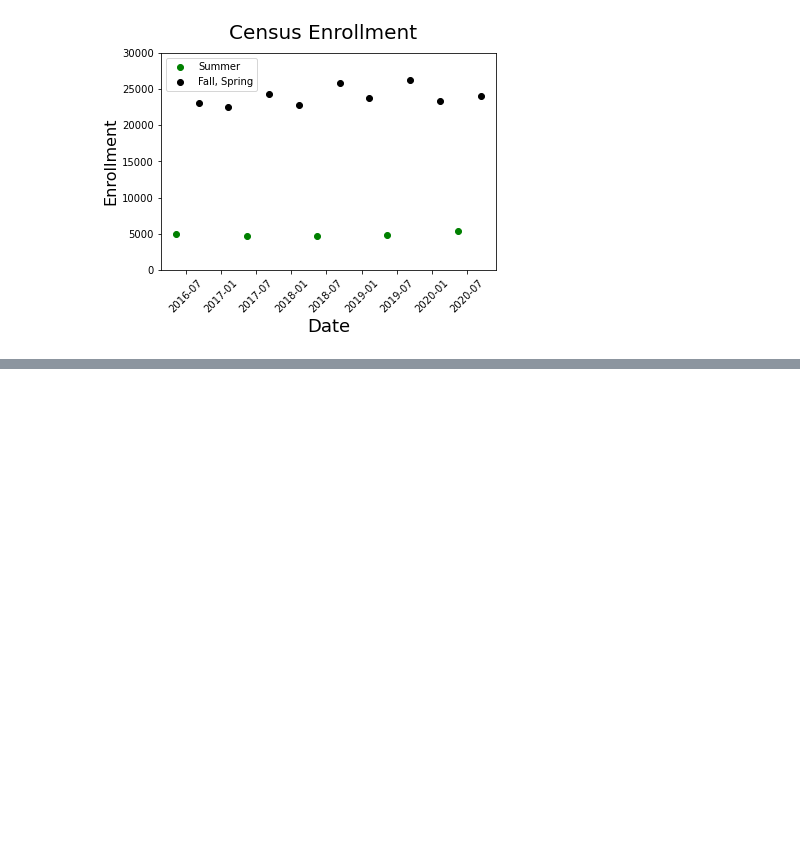
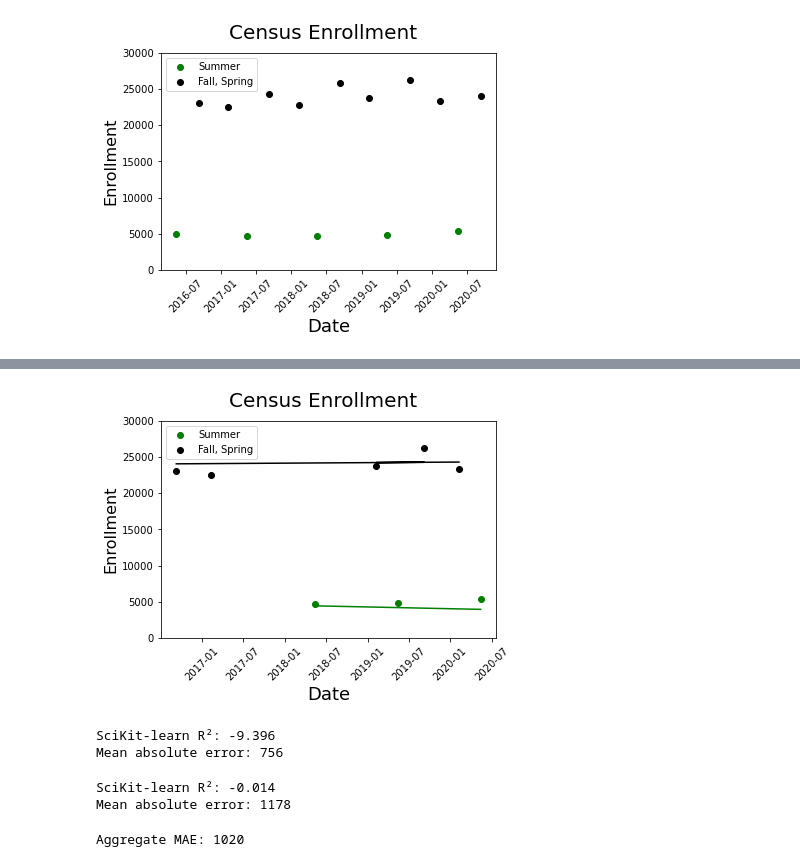
Before and after one commit to gperdrizet/LMC-enrollment-forecast, a Jupyter notebook: notebooks/simple_linear_regression.ipynb, the cells around one changed output, grey strips where cells are left out. Cells and saved outputs as stored; diff of their text form; code cells hidden in the pictures; blank space fills up the shorter version.

```diff
--- a/notebooks/simple_linear_regression.ipynb
+++ b/notebooks/simple_linear_regression.ipynb
@@ -149,0 +255,68 @@ SU_predictions = SU_linear_model.predict(SU_x)
+# %%
+# Re-fit linear models to the summer and fall-spring training
+# data, then make predictions for the test sets
+
+# Convert pandas datatime to ms timestamp
+SU_training_x_timestamp = SU_training_x.values.astype(np.int64) // 10 ** 9
+FA_SP_training_x_timestamp = FA_SP_training_x.values.astype(np.int64) // 10 ** 9
+
+SU_test_x_timestamp = SU_test_x.values.astype(np.int64) // 10 ** 9
+FA_SP_test_x_timestamp = FA_SP_test_x.values.astype(np.int64) // 10 ** 9
+
+# Reshape and convert to numpy array
+SU_training_x_timestamp = np.array(SU_training_x_timestamp).reshape(-1, 1)
+FA_SP_training_x_timestamp = np.array(FA_SP_training_x_timestamp).reshape(-1, 1)
+
+# Fit linear models
+SU_linear_model = LinearRegression().fit(SU_training_x_timestamp, SU_training_y)
+FA_SP_linear_model = LinearRegression().fit(FA_SP_training_x_timestamp, FA_SP_training_y)
+
+# Use models to make predictions
+SU_test_predictions = SU_linear_model.predict(SU_test_x_timestamp)
+FA_SP_test_predictions = FA_SP_linear_model.predict(FA_SP_test_x_timestamp)
+# %%
+# Replot the models against the test data to get a feel
+# for how we would do against unseen data
+
+fig = plt.figure()
+plt.scatter(SU_test_x, SU_test_y, c='green', label='Summer')
+plt.plot(SU_test_x, SU_test_predictions, c='green')
+plt.scatter(FA_SP_test_x, FA_SP_test_y, c='black', label='Fall, Spring')
+plt.plot(FA_SP_test_x, FA_SP_test_predictions, c='black')
+plt.legend(loc='upper left')
+plt.axis([None, None, 0, 30000])
+plt.xticks(rotation = 45)
+fig.suptitle('Census Enrollment', fontsize=20)
+plt.xlabel('Date', fontsize=18)
+plt.ylabel('Enrollment', fontsize=16)
+plt.show()
+# %% [output]
+[figure, added]
+# %%
+# Score summer model on test set
+SU_scikit_R_sqr = SU_linear_model.score(SU_test_x_timestamp, SU_test_y)
+SU_MAE = mean_absolute_error(SU_test_y, SU_test_predictions)
+print('SciKit-learn R\u00b2: {}'.format(np.round(SU_scikit_R_sqr, 3)))
+print(f'Mean absolute error: {int(SU_MAE)}')
+# %% [output]
+SciKit-learn R²: -9.396
+Mean absolute error: 756
+# %%
+# Score fall-spring model on test set
+FA_SP_scikit_R_sqr = FA_SP_linear_model.score(FA_SP_test_x_timestamp, FA_SP_test_y)
+FA_SP_MAE = mean_absolute_error(FA_SP_test_y, FA_SP_test_predictions)
+print('SciKit-learn R\u00b2: {}'.format(np.round(FA_SP_scikit_R_sqr, 3)))
+print(f'Mean absolute error: {int(FA_SP_MAE)}')
+# %% [output]
+SciKit-learn R²: -0.014
+Mean absolute error: 1178
+# %%
+# Get aggragate MAE for both models
+n_SU_points = len(SU_test_predictions)
+n_FA_SP_points = len(FA_SP_test_predictions)
+n = n_SU_points + n_FA_SP_points
+
+MAE = int((SU_MAE*(n_SU_points/n)) + (FA_SP_MAE*(n_FA_SP_points/n)))
+print(f'Aggregate MAE: {MAE}')
+# %% [output]
+Aggregate MAE: 1020
```
Also changed, not shown: parts of 16 cells of this notebook.
